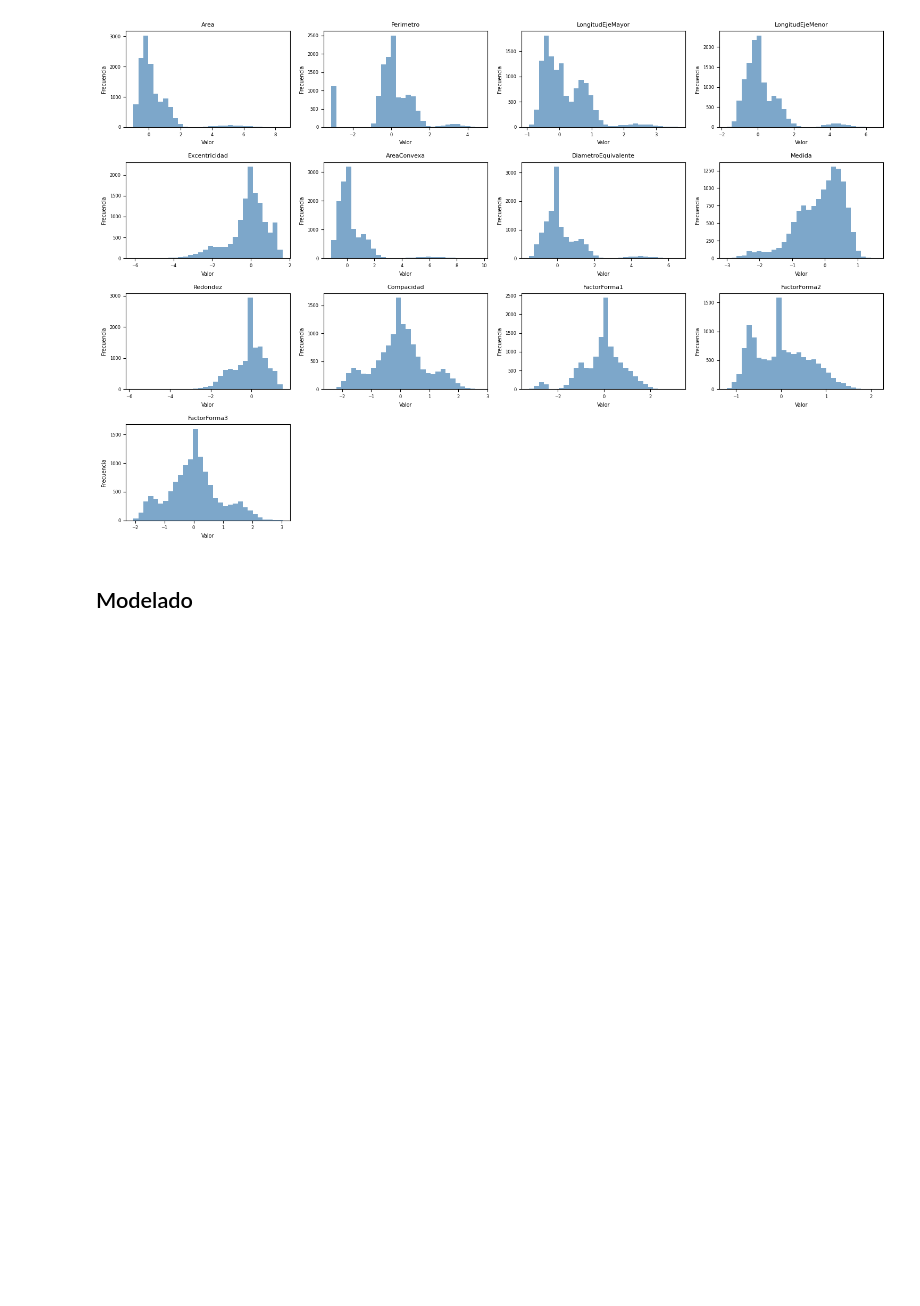
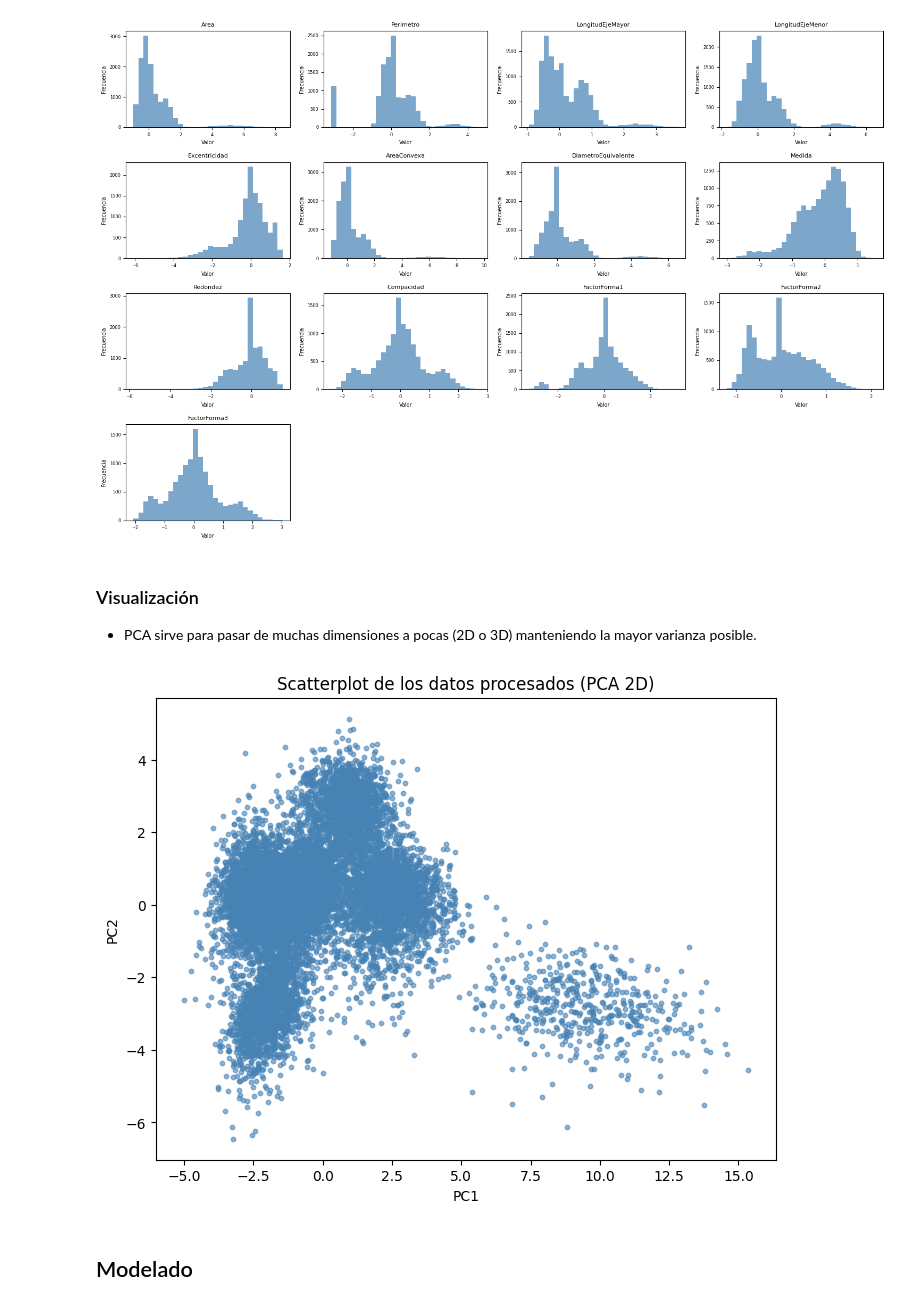
Before and after one commit to LuigiEnLaCasa/LaboratoriosBI, a Jupyter notebook: Laboratorio2/lab2.ipynb, the cells around one changed output. Cells and saved outputs as stored; diff of their text form; code cells hidden in the pictures; blank space fills up the shorter version.

```diff
--- a/Laboratorio2/lab2.ipynb
+++ b/Laboratorio2/lab2.ipynb
@@ -865,6 +876,27 @@ plt.tight_layout()
 plt.show()
 # %% [output]
 [figure]
+# %% [markdown]
+### Visualización
+
+- PCA sirve para pasar de muchas dimensiones a pocas (2D o 3D) manteniendo la mayor varianza posible.
+# %%
+# Quitar columna ID si aún existe
+X = cleanDataEncoded.copy()
+
+# Reducir a 2D con PCA
+pca = PCA(n_components=2, random_state=42)
+XY = pca.fit_transform(X)
+
+# Graficar scatterplot
+plt.figure(figsize=(8,6))
+plt.scatter(XY[:,0], XY[:,1], s=10, alpha=0.6, c="steelblue")
+plt.title("Scatterplot de los datos procesados (PCA 2D)")
+plt.xlabel("PC1")
+plt.ylabel("PC2")
+plt.show()
+# %% [output]
+[figure, added]
 # %% [markdown]
 ## Modelado
 # %% [markdown]
```
Also changed, not shown: parts of 28 cells of this notebook.
